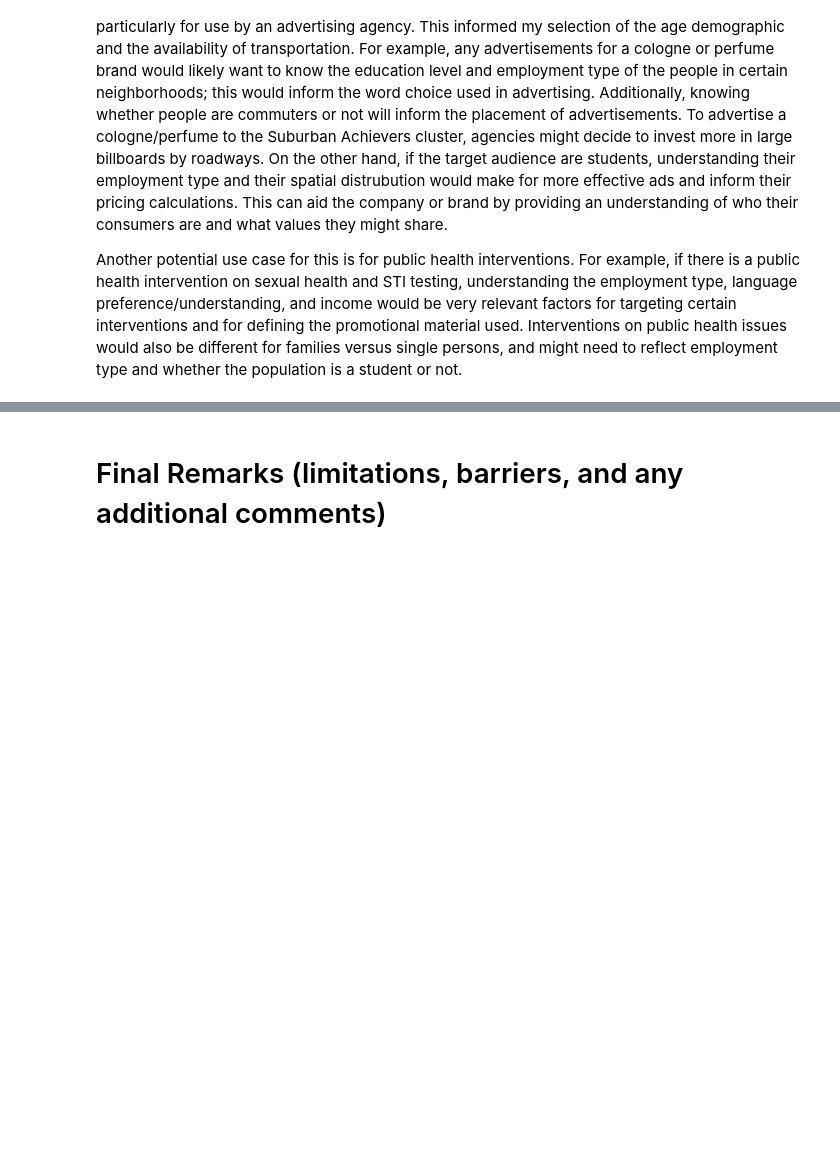
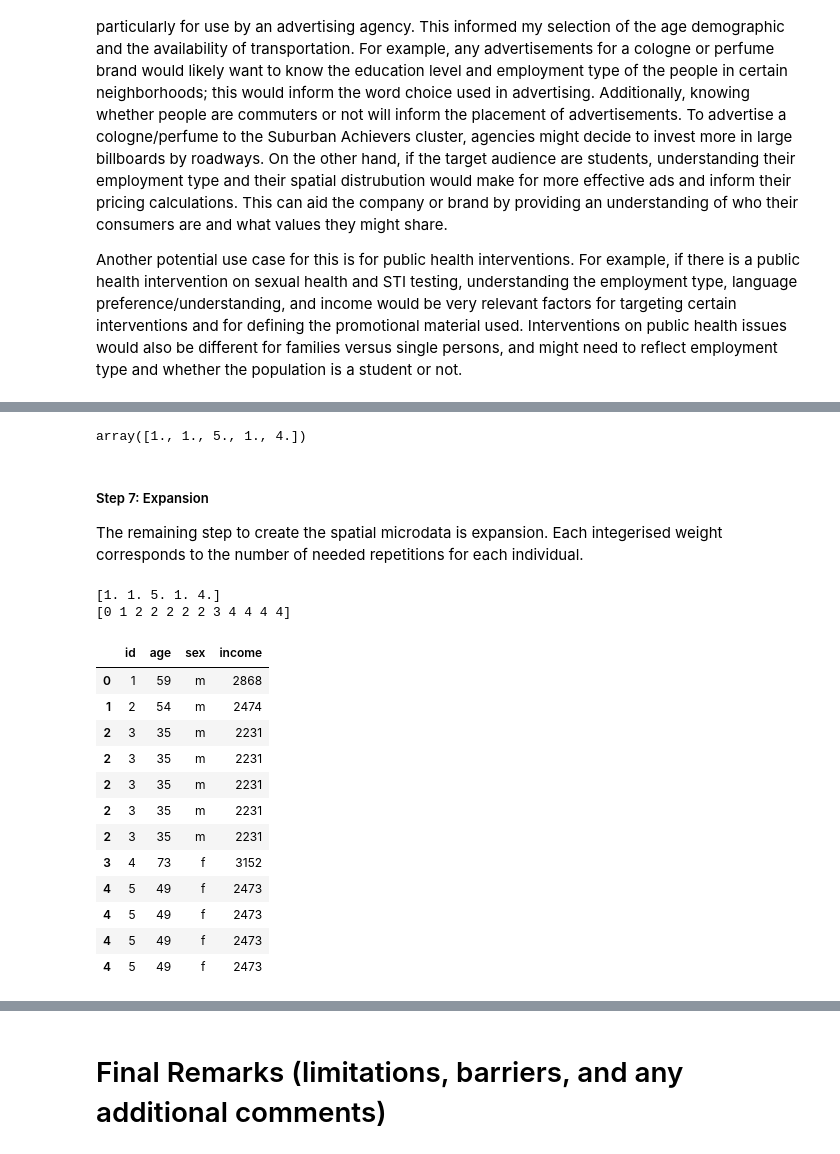
Before and after one commit to ejarrettt/UA_Lab_Assignment_2, a Jupyter notebook: Assignment2.ipynb, the cells around one changed output, grey strips where cells are left out. Drawn from its saved outputs; the diff is of its cells as text; code cells hidden in the pictures; blank space fills up the shorter version.

```diff
--- a/Assignment2.ipynb
+++ b/Assignment2.ipynb
@@ -1767,0 +2351,18 @@ Another potential use case for this is for public health interventions. For exam
+# %%
+# Lovelace and Ballas (2013) suggest a truncate, replicate, sample 'TRS' approach to deal with this.
+# In effect this means that any individual with weight > 1 is sampled at least once.
+
+def int_trs(weights):
+    # convert to a vector if required
+    xv = np.array(weights).ravel()
+    # truncate - just get the integer part of the weight
+    xint = np.floor(xv)
+    # Get the decimal bit of the weight
+    r = xv - xint
+    # Work out the deficit population
+    frac_sum = round(r.sum())
+    # Sample based upon the deficit bit
+    xs = np.random.choice(len(xv),int(frac_sum),True,r/r.sum())
+    # Get the result of the deficit part
+    topup = np.bincount(xs,minlength=len(xv))
+    return xint + topup
@@ -1767,0 +2394,41 @@ Another potential use case for this is for public health interventions. For exam
+# %%
+# Now use the TRS approach to integerisation to generate some microdata for SimpleWorld
+# First, get integer weights for area 1
+int_weight1 = int_trs(ind_copy_2['weight_0'])
+int_weight1
+# %% [output]
+array([1., 1., 5., 1., 4.])
+# %% [markdown]
+##### Step 7: Expansion
+
+The remaining step to create the spatial microdata is expansion. Each integerised weight corresponds to the number of needed repetitions for each individual.
+# %%
+# Integerised weights correspond to the number of repetitions of a given individual.
+# Firstly, expand the weights
+def int_expand_vector(weights):
+    return np.repeat(range(0,len(weights)),weights.astype(int))
+
+print (int_weight1)
+print (int_expand_vector(int_weight1))
+# %% [output]
+[1. 1. 5. 1. 4.]
+[0 1 2 2 2 2 2 3 4 4 4 4]
+# %%
+# expand the indices for zone 1
+exp_indices = int_expand_vector(int_weight1)
+# Generate the microdata from the individuals table
+ind_orig.iloc[exp_indices]
+# %% [output]
+|  | id | age | sex | income |
+| 0 | 1 | 59 | m | 2868 |
+| 1 | 2 | 54 | m | 2474 |
+| 2 | 3 | 35 | m | 2231 |
+| 2 | 3 | 35 | m | 2231 |
+| 2 | 3 | 35 | m | 2231 |
+| 2 | 3 | 35 | m | 2231 |
+| 2 | 3 | 35 | m | 2231 |
+| 3 | 4 | 73 | f | 3152 |
+| 4 | 5 | 49 | f | 2473 |
+| 4 | 5 | 49 | f | 2473 |
+| 4 | 5 | 49 | f | 2473 |
+| 4 | 5 | 49 | f | 2473 |
```
Also changed, not shown: parts of 119 cells of this notebook, 1 other file.
